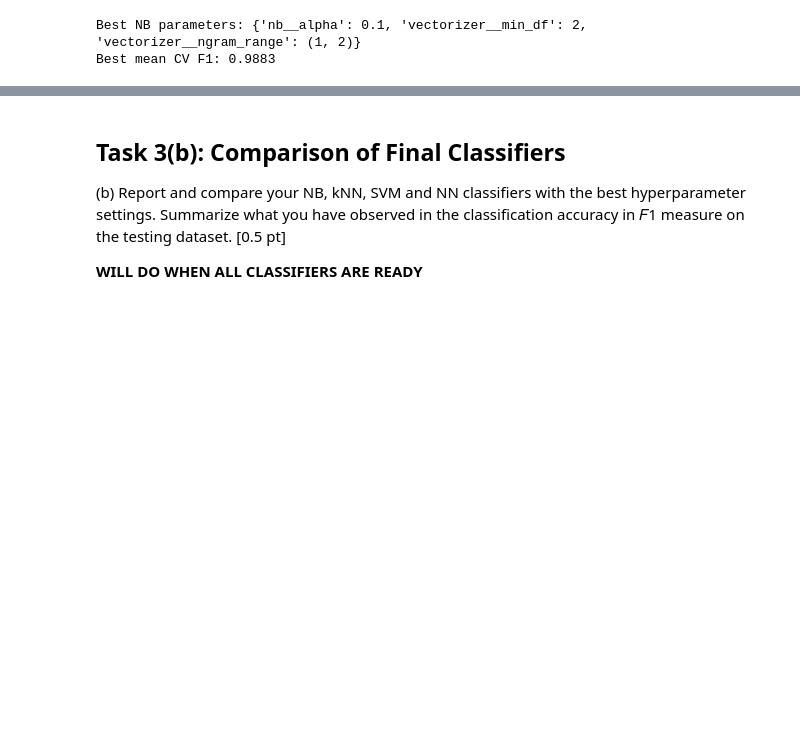
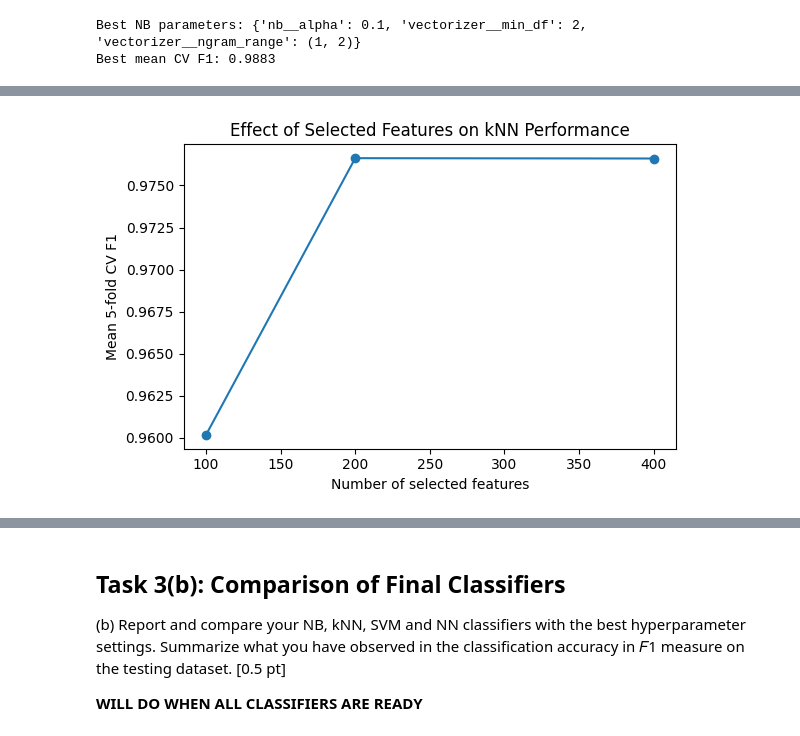
Before and after one commit to WilliamTayNZ/cs361-assignment-3, a Jupyter notebook: A3_Group_27.ipynb, the cells around one changed output, grey strips where cells are left out. Saved outputs shown, nothing was run; the diff lists cells and outputs as text; code cells hidden in the pictures; blank space fills up the shorter version.

```diff
--- a/A3_Group_27.ipynb
+++ b/A3_Group_27.ipynb
@@ -463,0 +737,26 @@ However, the validation scores were close across several settings, so this impro
+# %%
+best_n_neighbors = knn_grid.best_params_["knn__n_neighbors"]
+best_knn_metric = knn_grid.best_params_["knn__metric"]
+
+# Isolate the effect of selected feature count by keeping k and metric fixed
+knn_feature_effect_df = knn_cv_results_df[
+    (knn_cv_results_df["param_knn__n_neighbors"] == best_n_neighbors) &
+    (knn_cv_results_df["param_knn__metric"] == best_knn_metric)
+].copy()
+
+knn_feature_effect_df = knn_feature_effect_df.sort_values("param_select__k")
+
+plt.figure(figsize=(6, 4))
+plt.plot(
+    knn_feature_effect_df["param_select__k"],
+    knn_feature_effect_df["mean_test_score"],
+    marker="o"
+)
+
+plt.xlabel("Number of selected features")
+plt.ylabel("Mean 5-fold CV F1")
+plt.title("Effect of Selected Features on kNN Performance")
+plt.tight_layout()
+plt.show()
+# %% [output]
+[figure, added]
```
Also changed, not shown: parts of 29 cells of this notebook.
